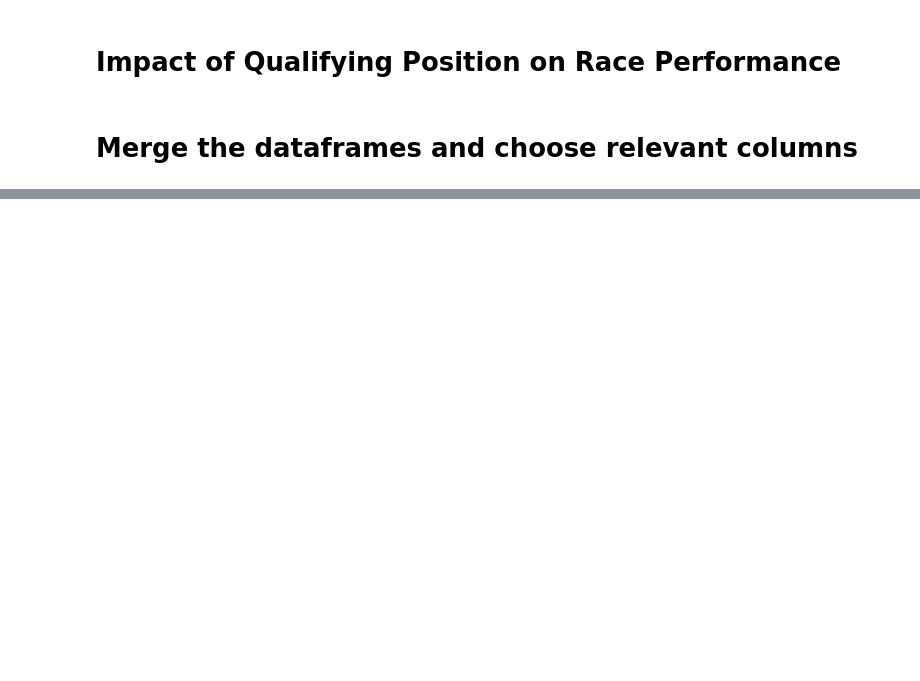
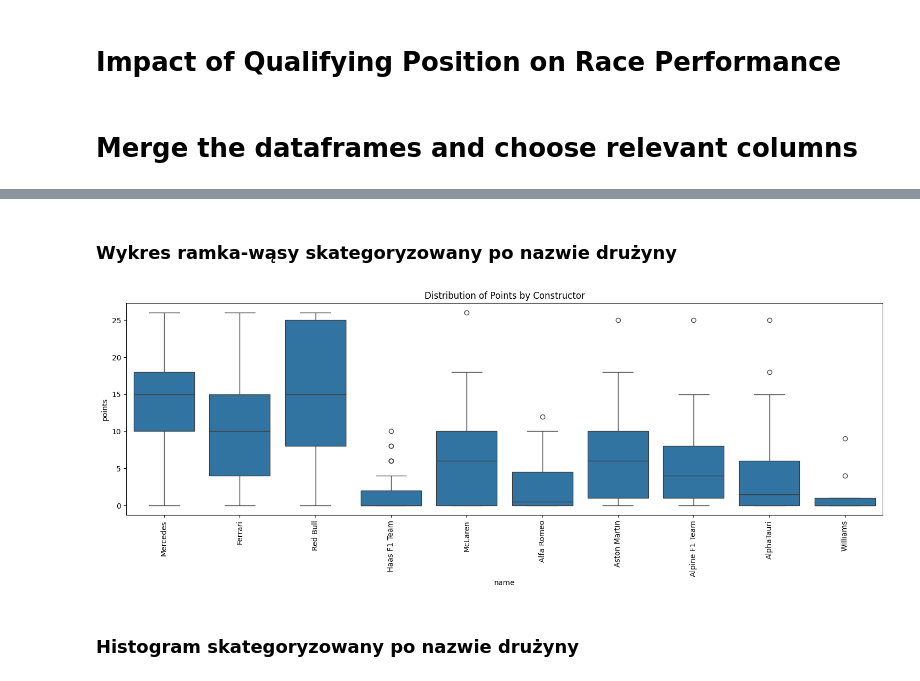
Before and after one commit to CALLmeDOMIN/f1_analysis, a Jupyter notebook: main.ipynb, the cells around one changed output, grey strips where cells are left out. Saved outputs shown, nothing was run; the diff lists cells and outputs as text; code cells hidden in the pictures; blank space fills up the shorter version.

```diff
--- a/main.ipynb
+++ b/main.ipynb
@@ -147,0 +229,17 @@ plt.show()
+# %% [markdown]
+### Wykres ramka-wąsy skategoryzowany po nazwie drużyny
+# %%
+# Set the figure size for better readability
+plt.figure(figsize=(15, 10))
+
+# Categorized Box Plot (by Constructor)
+plt.subplot(2, 1, 1)
+sns.boxplot(x='name', y='points', data=final_df)
+plt.title('Distribution of Points by Constructor')
+plt.xticks(rotation=90)
+plt.tight_layout()
+plt.show()
+# %% [output]
+[figure, added]
+# %% [markdown]
+### Histogram skategoryzowany po nazwie drużyny
```
Also changed, not shown: parts of 31 cells of this notebook, 1 other file.
